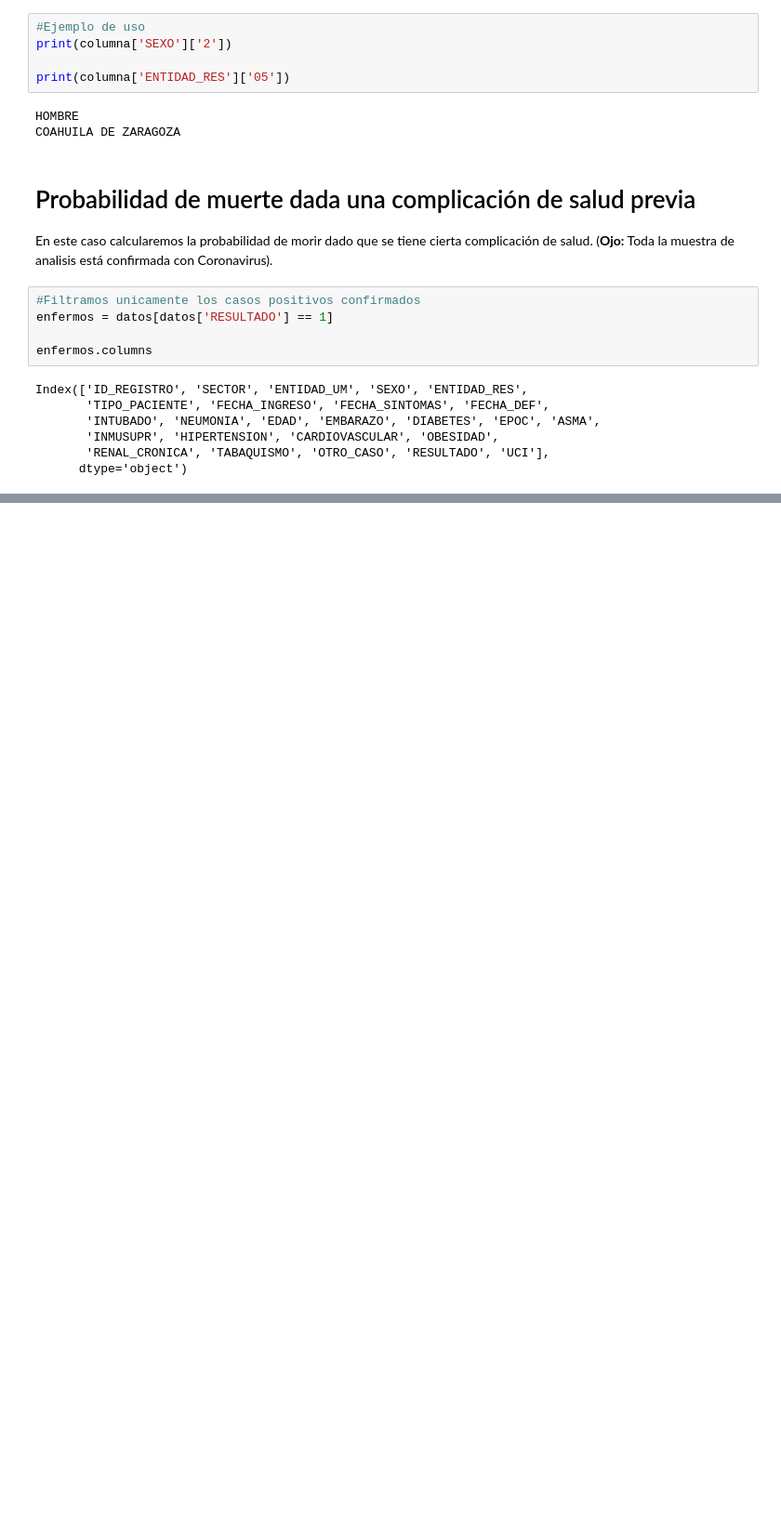
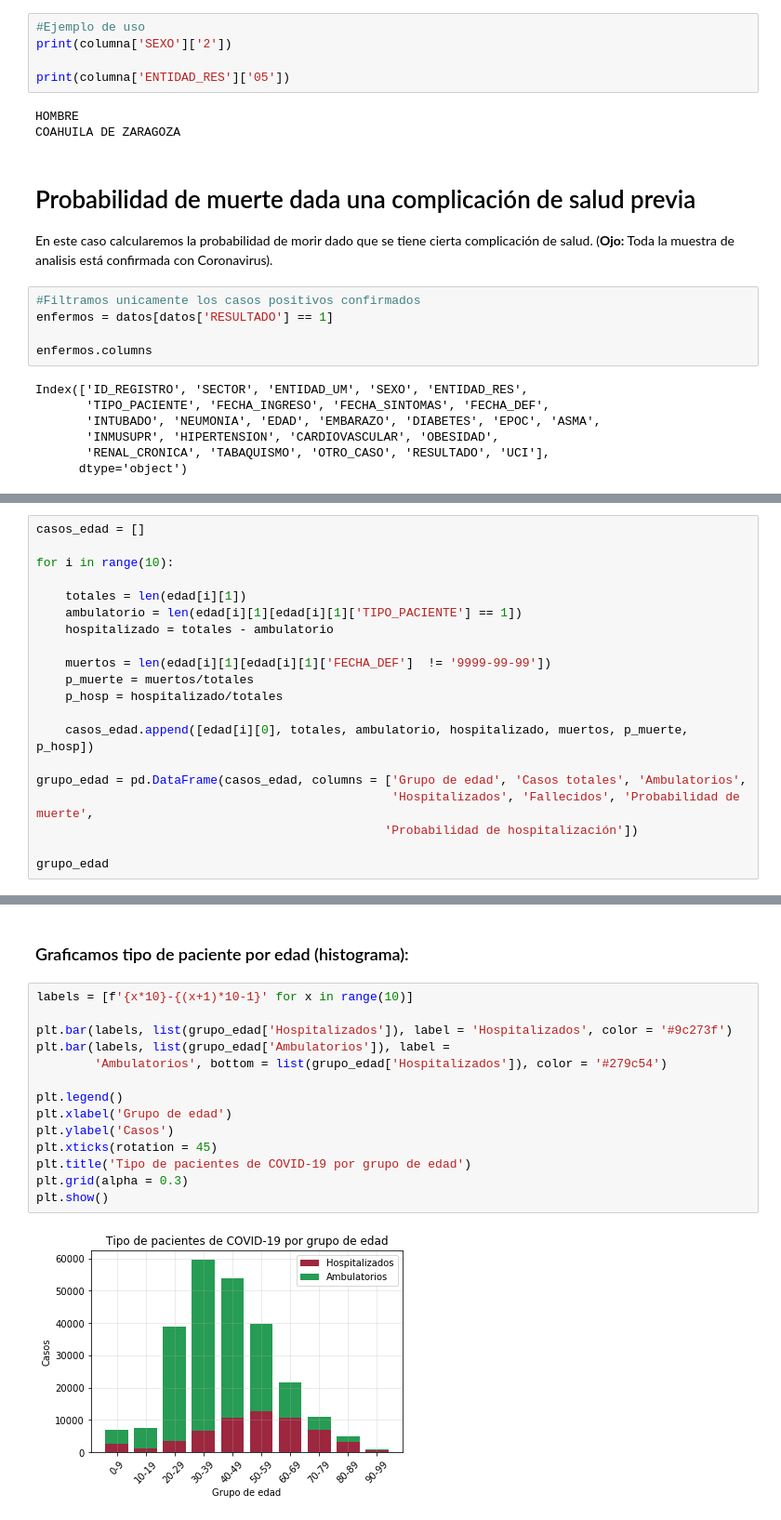
Before and after one commit to GabrielMissael/Covid_probabilidad, a Jupyter notebook: analiss.ipynb, the cells around one changed output, grey strips where cells are left out. Shown: that part at 93% size. Cells and saved outputs as stored; diff of their text form; blank space fills up the shorter version.

```diff
--- a/analiss.ipynb
+++ b/analiss.ipynb
@@ -257,0 +333,20 @@ grupo_edad = []
+# %%
+casos_edad = []
+
+for i in range(10):
+
+    totales = len(edad[i][1])
+    ambulatorio = len(edad[i][1][edad[i][1]['TIPO_PACIENTE'] == 1])
+    hospitalizado = totales - ambulatorio
+
+    muertos = len(edad[i][1][edad[i][1]['FECHA_DEF']  != '9999-99-99'])
+    p_muerte = muertos/totales
+    p_hosp = hospitalizado/totales
+
+    casos_edad.append([edad[i][0], totales, ambulatorio, hospitalizado, muertos, p_muerte, p_hosp])
+
+grupo_edad = pd.DataFrame(casos_edad, columns = ['Grupo de edad', 'Casos totales', 'Ambulatorios',
+                                                 'Hospitalizados', 'Fallecidos', 'Probabilidad de muerte',
+                                                'Probabilidad de hospitalización'])
+
+grupo_edad
@@ -257,0 +365,18 @@ grupo_edad = []
+# %% [markdown]
+### Graficamos tipo de paciente por edad (histograma):
+# %%
+labels = [f'{x*10}-{(x+1)*10-1}' for x in range(10)]
+
+plt.bar(labels, list(grupo_edad['Hospitalizados']), label = 'Hospitalizados', color = '#9c273f')
+plt.bar(labels, list(grupo_edad['Ambulatorios']), label =
+        'Ambulatorios', bottom = list(grupo_edad['Hospitalizados']), color = '#279c54')
+
+plt.legend()
+plt.xlabel('Grupo de edad')
+plt.ylabel('Casos')
+plt.xticks(rotation = 45)
+plt.title('Tipo de pacientes de COVID-19 por grupo de edad')
+plt.grid(alpha = 0.3)
+plt.show()
+# %% [output]
+[figure, added]
```
Also changed, not shown: parts of 18 cells of this notebook.
